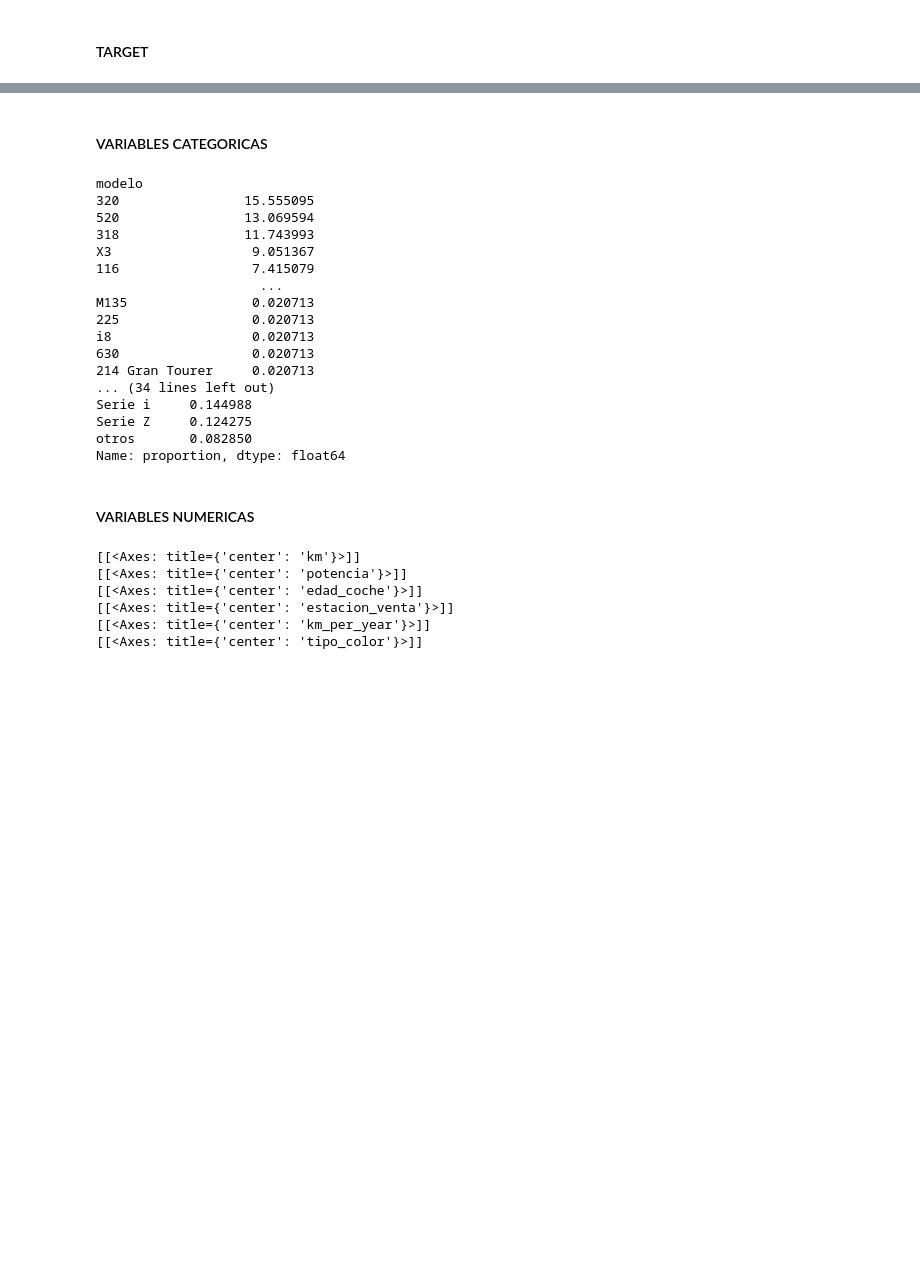
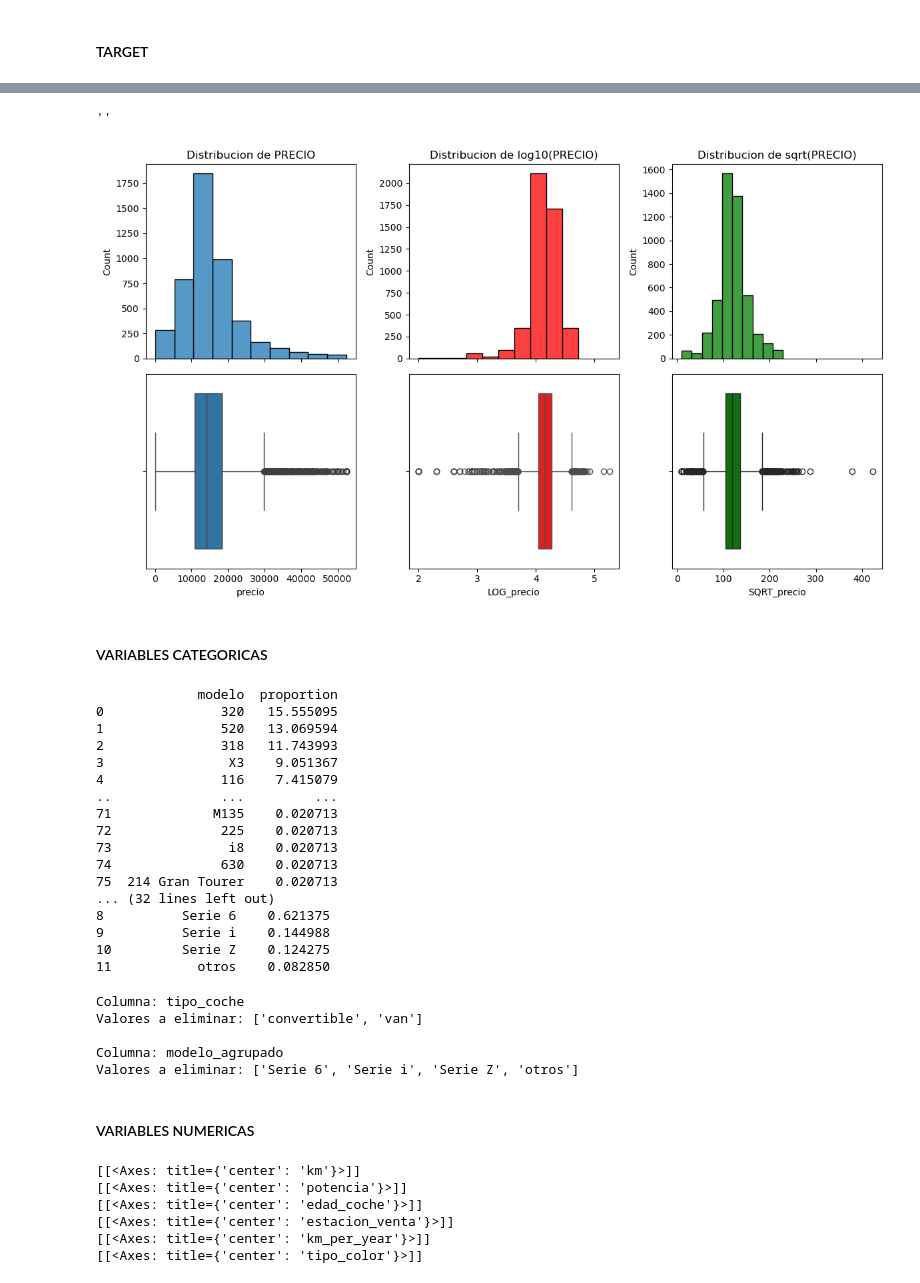
Before and after one commit to gsmanz/Data-Cleaning, a Jupyter notebook: entregable_1.ipynb, the cells around one changed output, grey strips where cells are left out. Drawn from its saved outputs; the diff is of its cells as text; code cells hidden in the pictures; blank space fills up the shorter version.

```diff
--- a/entregable_1.ipynb
+++ b/entregable_1.ipynb
@@ -1292,29 +1291,62 @@ plt.tight_layout()
+# %%
+# Visualizamos precio, LOG_precio, y SQRT_precio
+
+fig, axs = plt.subplots(ncols=3, nrows=2, sharex='col', figsize=(12,7))
+
+ax1 = axs[0][0]
+ax2 = axs[0][1]
+ax3 = axs[0][2]
+ax4 = axs[1][0]
+ax5 = axs[1][1]
+ax6 = axs[1][2]
+
+# Histogramas
+sns.histplot(df_no_nulos_no_outliers['precio'], bins=10, ax=ax1)
+ax1.set_title('Distribucion de PRECIO')
+
+sns.histplot(np.log10(df_no_nulos_no_outliers['precio']),bins=10, ax=ax2, color='red')
+ax2.set_title('Distribucion de log10(PRECIO)')
+
+sns.histplot(np.sqrt(df_no_nulos_no_outliers['precio']), bins=10, ax=ax3, color='green')
+ax3.set_title('Distribucion de sqrt(PRECIO)')
+
+# Boxplots
+sns.boxplot(x=df_no_nulos_no_outliers['precio'], ax=ax4)
+
+sns.boxplot(x=df_no_nulos_no_outliers['LOG_precio'], ax=ax5, color='red')
+
+sns.boxplot(x=df_no_nulos_no_outliers['SQRT_precio'], ax=ax6, color='green')
+
+plt.tight_layout()
+# %% [output]
+''
+[figure, added]
 # %% [markdown]
 #### VARIABLES CATEGORICAS
 # %%
 for col in lista_categoricas:
 
-    print(df_no_nulos[col].value_counts(normalize=True)*100)
+    print((df_no_nulos_no_outliers[col].value_counts(normalize=True)*100).reset_index())
     print()
     print()
 # %% [output]
-modelo
-320                15.555095
-520                13.069594
-318                11.743993
-X3                  9.051367
-116                 7.415079
-                     ...
-M135                0.020713
-225                 0.020713
-i8                  0.020713
-630                 0.020713
-214 Gran Tourer     0.020713
-... (34 lines left out)
-Serie i     0.144988
-Serie Z     0.124275
-otros       0.082850
-Name: proportion, dtype: float64
+             modelo  proportion
+0               320   15.555095
+1               520   13.069594
+2               318   11.743993
+3                X3    9.051367
+4               116    7.415079
+..              ...         ...
+71             M135    0.020713
+72              225    0.020713
+73               i8    0.020713
+74              630    0.020713
+75  214 Gran Tourer    0.020713
+... (32 lines left out)
+8          Serie 6    0.621375
+9          Serie i    0.144988
+10         Serie Z    0.124275
+11           otros    0.082850
 # %%
 # Vamos a borrar tipo_gasolina ya que no aporta valor
 
@@ -1333,9 +1376,15 @@ def eliminar_valores(dataset, lista_columnas, threshold_ratio):
 # %%
 # Borramos registros para valores categoricos por debajo del 1%
 
-lista_numericas, lista_boolean, lista_categoricas = obtener_lista_variables(df_no_nulos)
+lista_numericas, lista_boolean, lista_categoricas = obtener_lista_variables(df_no_nulos_no_outliers)
 
-eliminar_valores(df_no_nulos, lista_categoricas, 1)
+eliminar_valores(df_no_nulos_no_outliers, lista_categoricas, 1)
+# %% [output]
+Columna: tipo_coche
+Valores a eliminar: ['convertible', 'van']
+
+Columna: modelo_agrupado
+Valores a eliminar: ['Serie 6', 'Serie i', 'Serie Z', 'otros']
 # %% [markdown]
 #### VARIABLES NUMERICAS
 # %%
```
Also changed, not shown: parts of 54 cells of this notebook.
